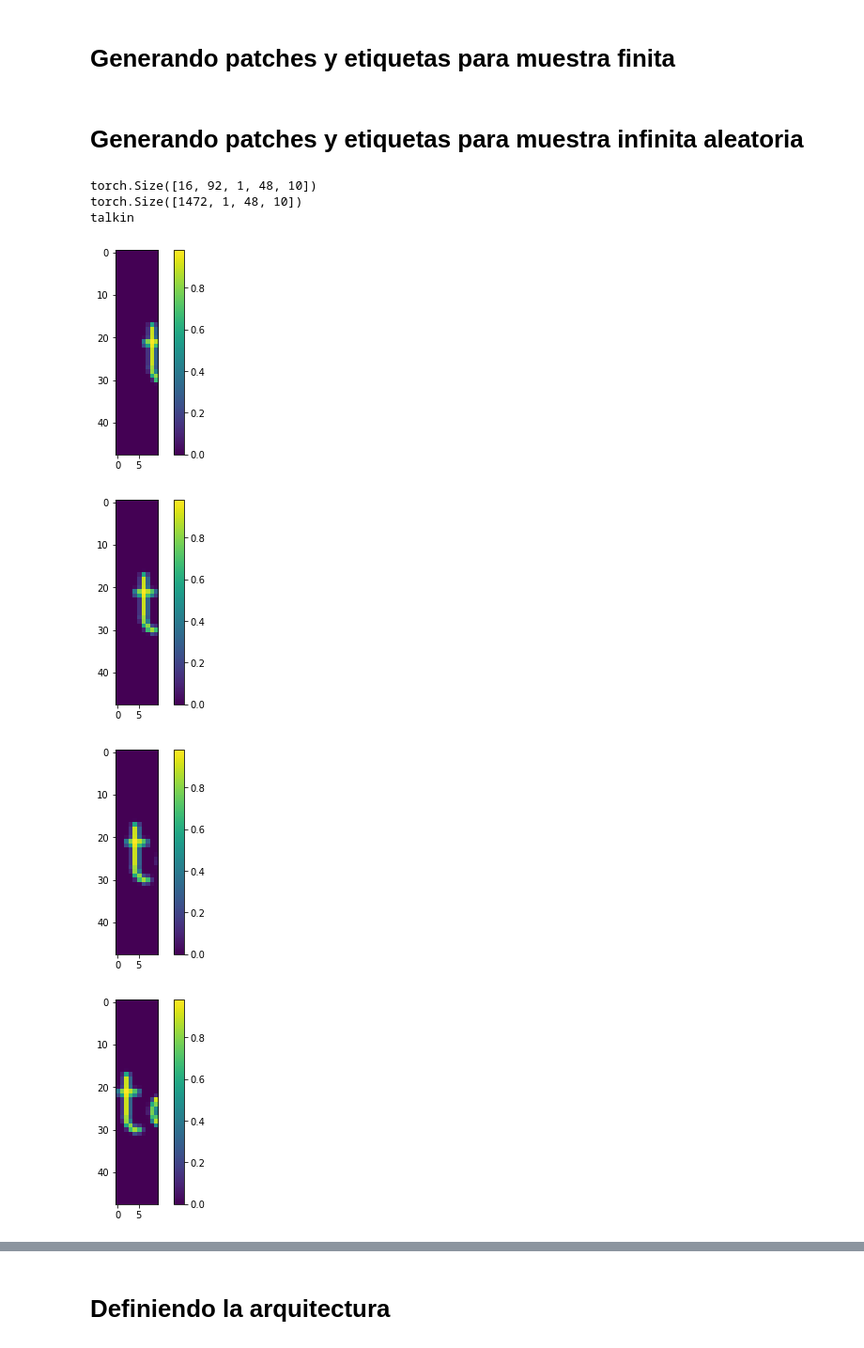
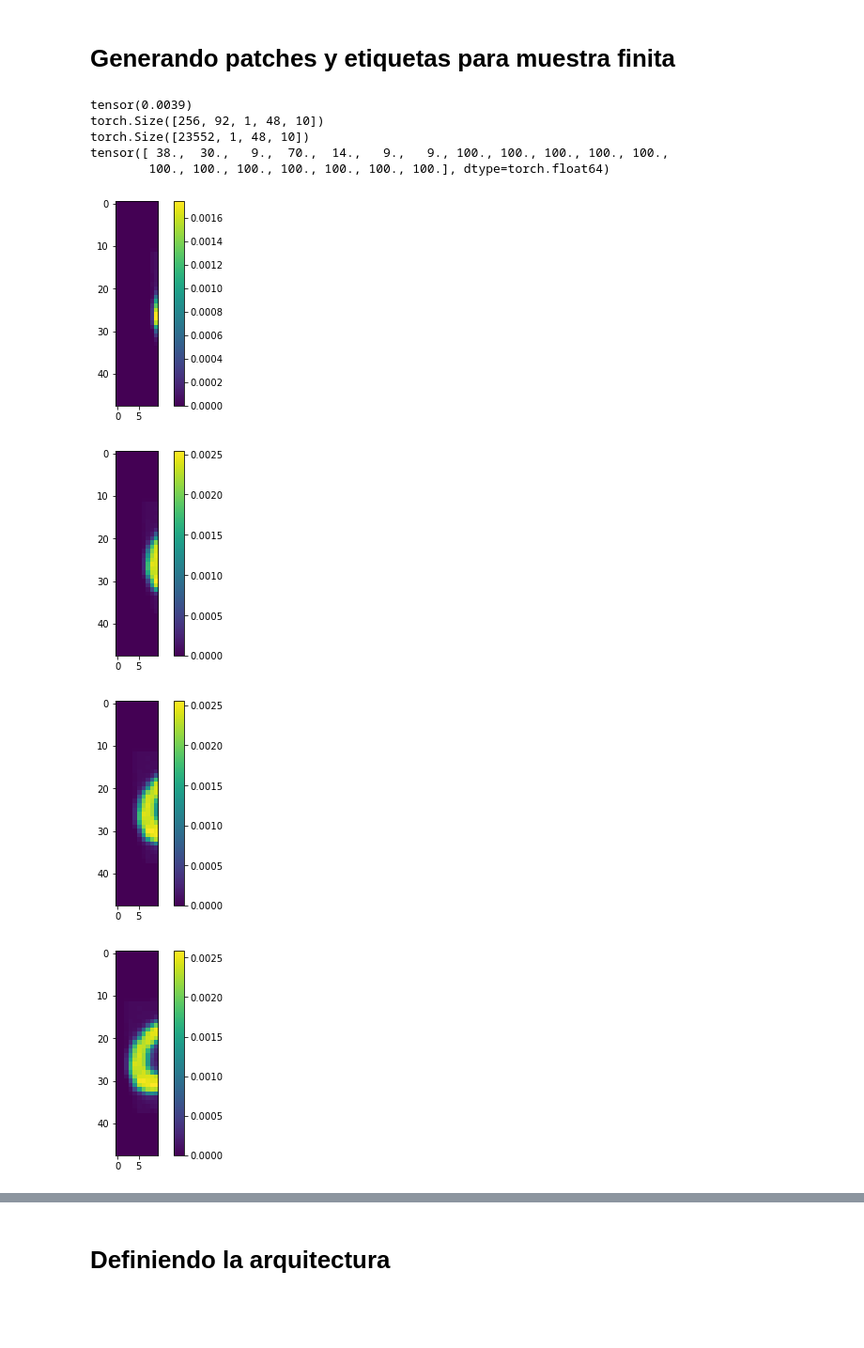
Before and after one commit to jfvelezserrano/Handwritten_Analysis, a Jupyter notebook: HandwrittenRecogitionPytorch_IAMdatabase_Attention_Mechanism.ipynb, the cells around one changed output, grey strips where cells are left out. Shown at 94% size. Cells and saved outputs as stored; diff of their text form; code cells hidden in the pictures; blank space fills up the shorter version.

```diff
--- a/HandwrittenRecogitionPytorch_IAMdatabase_Attention_Mechanism.ipynb
+++ b/HandwrittenRecogitionPytorch_IAMdatabase_Attention_Mechanism.ipynb
@@ -186,0 +223,10 @@ print(type(b[0]))
+# %%
+def zoom_X(img, new_width):
+    dsize = (new_width, img.shape[0])
+    zoomed_X = cv2.resize(img, dsize, interpolation = cv2.INTER_AREA)
+    return zoomed_X
+# %%
+def zoom_Y(img, new_height):
+    dsize = (img.shape[1], new_height)
+    zoomed_Y = cv2.resize(img, dsize, interpolation = cv2.INTER_AREA)
+    return zoomed_Y
@@ -186,0 +425,12 @@ print(type(b[0]))
+# %%
+torch.manual_seed(122344)
+X_trn_data_aug = []
+errors = []
+for counter, image in enumerate(new_dict['X_trn']):
+    try:
+        image_da = DataAugmentation(image)
+        X_trn_data_aug.append(image_da)
+
+    except:
+        errors.append(counter)
+        X_trn_data_aug.append(torch.from_numpy(image))
@@ -227,4 +478,2 @@ def complete_set(word_set, color_channels, height, width, patch_height, patch_wi
 
     return complete_set
-# %% [markdown]
-# Generando patches y etiquetas para muestra infinita aleatoria
@@ -272,42 +480,44 @@ def complete_set2(word_set, batch_size, color_channels, height, width, patch_hei
 # %%
-comp_train_set = complete_set(train_set, color_channels = 1, height = 48, width = 192,
+comp_train_set = complete_set_IAM(X_trn_data_aug, target_trn, color_channels = 1, height = 48, width = 192,
                               patch_height = 48, patch_width = 10, stepsize = 2)
 
-comp_val_set = complete_set(val_set, color_channels = 1, height = 48, width = 192,
+comp_val_set = complete_set_IAM(X_val, target_val, color_channels = 1, height = 48, width = 192,
                             patch_height = 48, patch_width = 10, stepsize = 2)
 
-comp_test_set = complete_set(test_set, color_channels = 1, height = 48, width = 192,
+comp_test_set = complete_set_IAM(X_tst, target_tst, color_channels = 1, height = 48, width = 192,
                              patch_height = 48, patch_width = 10, stepsize = 2)
 
-comp_test_set_2 = complete_set(test_set_2, color_channels = 1, height = 48, width = 192,
-                               patch_height = 48, patch_width = 10, stepsize = 2)
+#comp_test_set_2 = complete_set_IAM(test_set_2, color_channels = 1, height = 48, width = 192,
+#                               patch_height = 48, patch_width = 10, stepsize = 2)
 # %%
 torch.manual_seed(1234)
 
-train_loader = DataLoader(comp_train_set, batch_size = 16, shuffle = True, drop_last= True)
-val_loader = DataLoader(comp_val_set, batch_size = 16, shuffle = False, drop_last= True)
-test_loader = DataLoader(comp_test_set, batch_size = 16, shuffle = False, drop_last= True)
-test_2_loader = DataLoader(comp_test_set_2, batch_size = 16, shuffle = False, drop_last= True)
+train_loader = DataLoader(comp_train_set, batch_size = 256, shuffle = True, drop_last= True)
+val_loader = DataLoader(comp_val_set, batch_size = 256, shuffle = False, drop_last= True)
+test_loader = DataLoader(comp_test_set, batch_size = 256, shuffle = False, drop_last= True)
+#test_2_loader = DataLoader(comp_test_set_2, batch_size = 16, shuffle = False, drop_last= True)
 
 for image, label in train_loader:
     break
 
-#print(image)
+print(image[0].max())
 image_cnn = image.view(-1, 1, 48, 10)
 print(image.shape)
 print(image_cnn.shape)
 print(label[3])
 
 for n_patch in range(0,10):
     patch = image[3,n_patch,0,:,:].cpu()
     plt.imshow(patch)
     plt.colorbar()
     plt.show()
 # %% [output]
-torch.Size([16, 92, 1, 48, 10])
-torch.Size([1472, 1, 48, 10])
-talkin
+tensor(0.0039)
+torch.Size([256, 92, 1, 48, 10])
+torch.Size([23552, 1, 48, 10])
+tensor([ 38.,  30.,   9.,  70.,  14.,   9.,   9., 100., 100., 100., 100., 100.,
+        100., 100., 100., 100., 100., 100., 100.], dtype=torch.float64)
-[figure, old version]
+[figure, new version]
-[figure, old version]
+[figure, new version]
-[figure, old version]
+[figure, new version]
-[figure, old version]
+[figure, new version]
```
Also changed, not shown: parts of 51 cells of this notebook.
